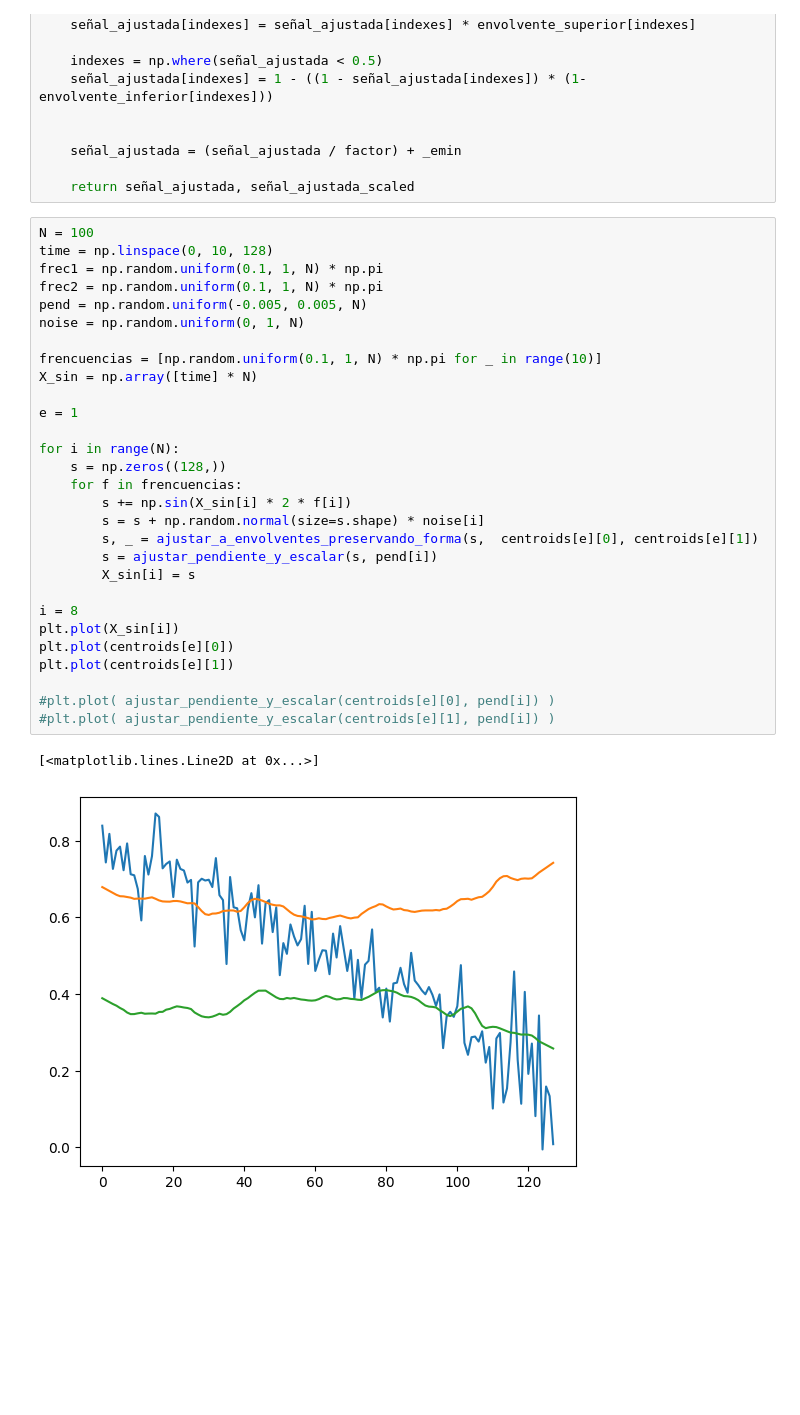
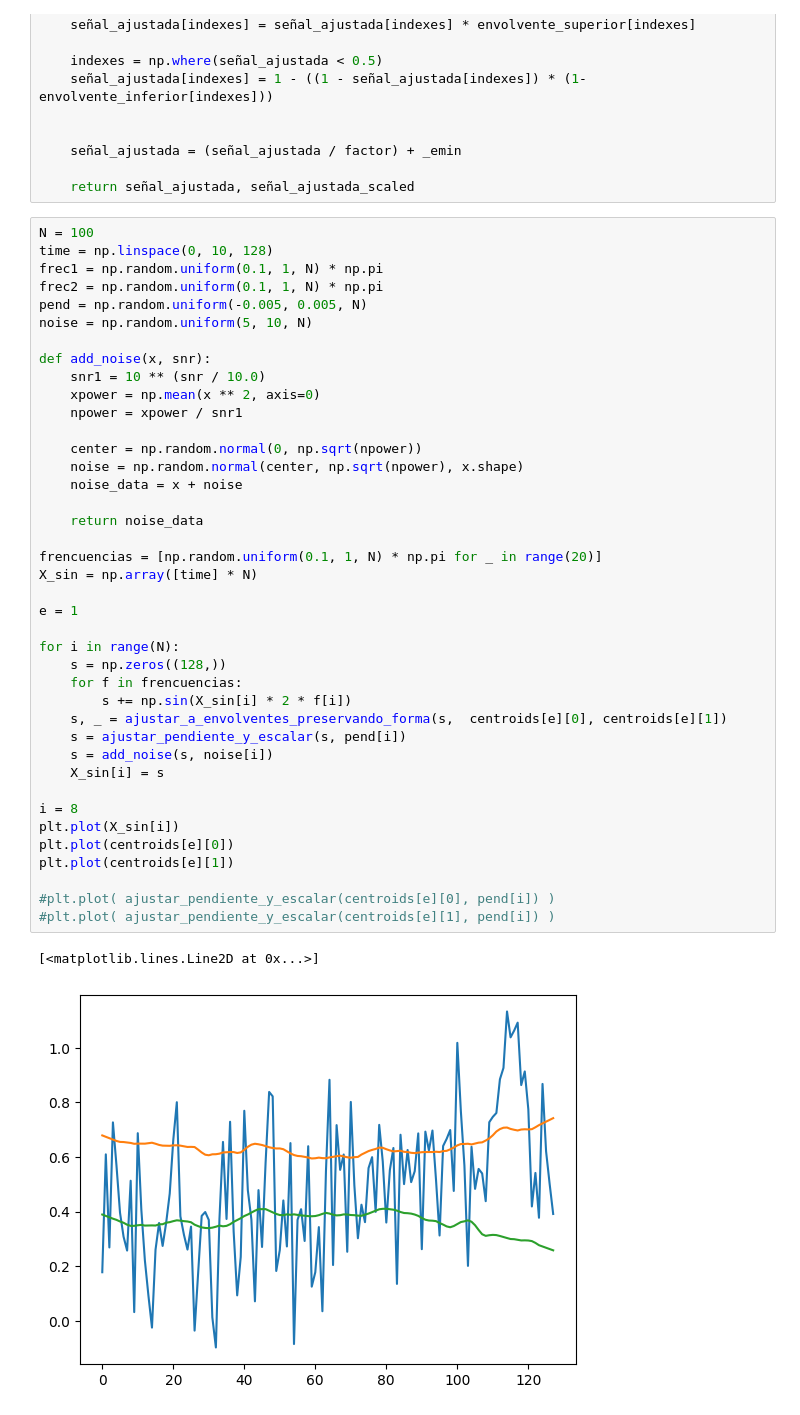
Before and after one commit to dasolma/diffLIME, a Jupyter notebook: src/phm_framework/notebooks/Generate Signal DS.ipynb, the cells around one changed output. Saved outputs shown, nothing was run; the diff lists cells and outputs as text; blank space fills up the shorter version.

```diff
--- a/src/phm_framework/notebooks/Generate Signal DS.ipynb
+++ b/src/phm_framework/notebooks/Generate Signal DS.ipynb
@@ -451,32 +451,43 @@ def ajustar_a_envolventes_preservando_forma(señal_original, envolvente_superior
 # %%
 N = 100
 time = np.linspace(0, 10, 128)
 frec1 = np.random.uniform(0.1, 1, N) * np.pi
 frec2 = np.random.uniform(0.1, 1, N) * np.pi
 pend = np.random.uniform(-0.005, 0.005, N)
-noise = np.random.uniform(0, 1, N)
+noise = np.random.uniform(5, 10, N)
 
-frencuencias = [np.random.uniform(0.1, 1, N) * np.pi for _ in range(10)]
+def add_noise(x, snr):
+    snr1 = 10 ** (snr / 10.0)
+    xpower = np.mean(x ** 2, axis=0)
+    npower = xpower / snr1
+
+    center = np.random.normal(0, np.sqrt(npower))
+    noise = np.random.normal(center, np.sqrt(npower), x.shape)
+    noise_data = x + noise
+
+    return noise_data
+
+frencuencias = [np.random.uniform(0.1, 1, N) * np.pi for _ in range(20)]
 X_sin = np.array([time] * N)
 
 e = 1
 
 for i in range(N):
     s = np.zeros((128,))
     for f in frencuencias:
         s += np.sin(X_sin[i] * 2 * f[i])
-        s = s + np.random.normal(size=s.shape) * noise[i]
-        s, _ = ajustar_a_envolventes_preservando_forma(s,  centroids[e][0], centroids[e][1])
-        s = ajustar_pendiente_y_escalar(s, pend[i])
-        X_sin[i] = s
+    s, _ = ajustar_a_envolventes_preservando_forma(s,  centroids[e][0], centroids[e][1])
+    s = ajustar_pendiente_y_escalar(s, pend[i])
+    s = add_noise(s, noise[i])
+    X_sin[i] = s
 
 i = 8
 plt.plot(X_sin[i])
 plt.plot(centroids[e][0])
 plt.plot(centroids[e][1])
 
 #plt.plot( ajustar_pendiente_y_escalar(centroids[e][0], pend[i]) )
 #plt.plot( ajustar_pendiente_y_escalar(centroids[e][1], pend[i]) )
 # %% [output]
 [<matplotlib.lines.Line2D at 0x...>]
-[figure, old version]
+[figure, new version]
```
Also changed, not shown: parts of 6 cells of this notebook, 3 other files.
